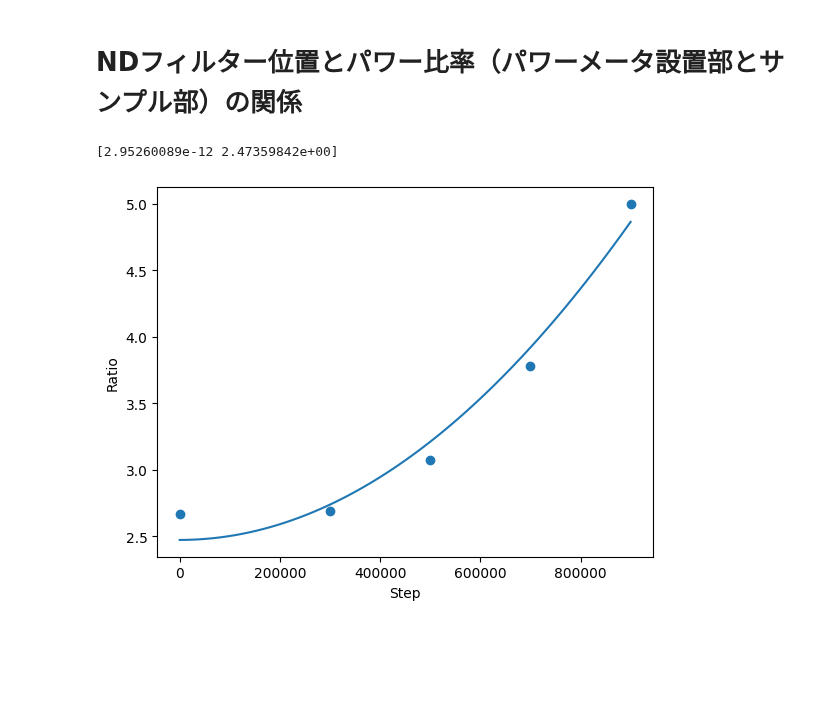
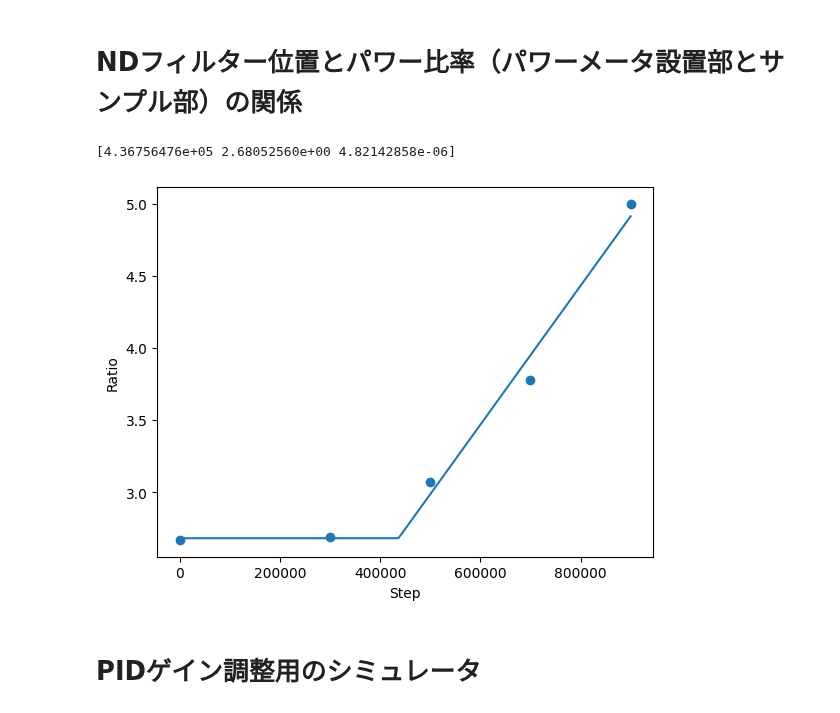
Before and after one commit to chiashi-lab/pl, a Jupyter notebook: notebook/001excite_power.ipynb, the cells around one changed output. Saved outputs shown, nothing was run; the diff lists cells and outputs as text; code cells hidden in the pictures; blank space fills up the shorter version.

```diff
--- a/notebook/001excite_power.ipynb
+++ b/notebook/001excite_power.ipynb
@@ -61,12 +56,0 @@ splitratio = 0.92
-# %%
-xlist = np.linspace(0, 50, 100)
-ylist = [transmisson(optical_density(x)) for x in xlist]
-main = [y * splitratio for y in ylist]
-branch = [y * (1 - splitratio) for y in ylist]
-ratio = [m/b for m, b in zip(main, branch)]
-plt.plot(xlist, ratio)
-plt.xlabel("Length (mm)")
-plt.ylabel("Ratio")
-plt.title("Main/branch Transmission Ratio vs Length")
-plt.grid()
-plt.show()
@@ -290,14 +99,26 @@ def quadratic(x, a, b):
+# %%
+def ratio(x, a, b, c):
+        return (c * x - a * c) * (x > a) + b
+
+# above function is same as below
+# def ratio(x, a, b, c):
+#     if x < = a:
+#         return b
+#     else:
+#         return c * x - a * c + b
 # %%
-popt, pcov = curve_fit(quadratic, newtisp785data["step"], newtisp785data["ratio"])
+popt, pcov = curve_fit(ratio, newtisp785data["step"], newtisp785data["ratio"])
 print(popt)
 # %% [output]
-[2.95260089e-12 2.47359842e+00]
+[4.36756476e+05 2.68052560e+00 4.82142858e-06]
 # %%
 plt.scatter(newtisp785data["step"], newtisp785data["ratio"])
 xlist = np.linspace(0, max(newtisp785data["step"]), 100)
-plt.plot(xlist, [2.9526e-12 * x ** 2 + 2.4736 for x in xlist])
+plt.plot(xlist, [ratio(x, *popt) for x in xlist])
 plt.xlabel("Step")
 plt.ylabel("Ratio")
 plt.show()
 # %% [output]
-[figure, old version]
+[figure, new version]
+# %% [markdown]
+# PIDゲイン調整用のシミュレータ
```
Also changed, not shown: parts of 34 cells of this notebook, 2 other files.
